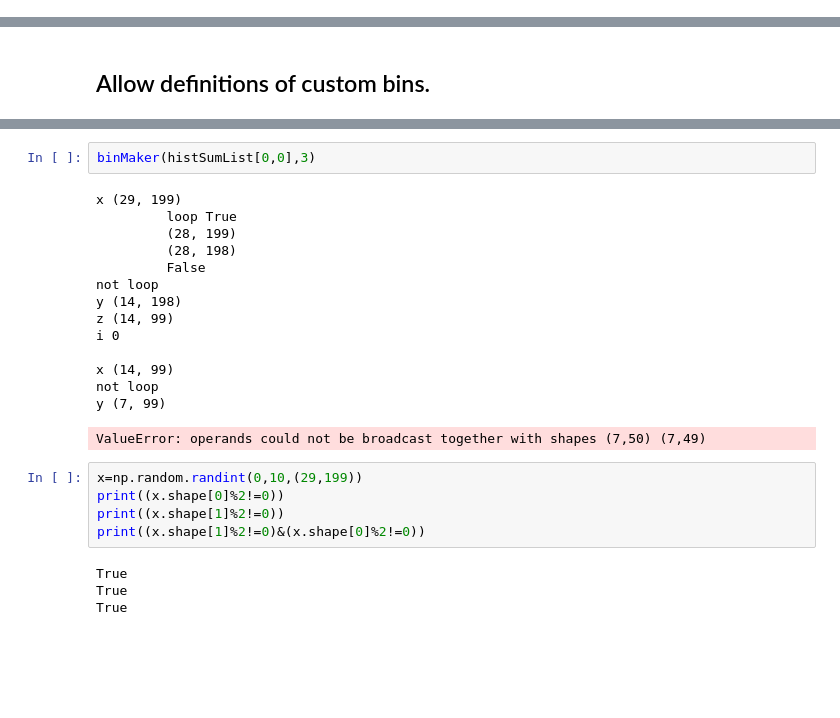
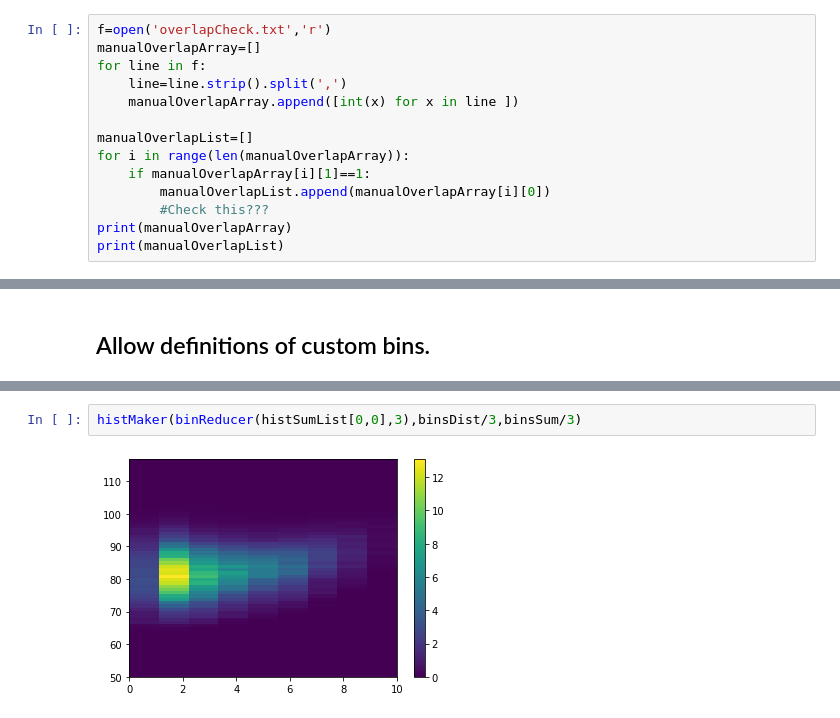
Before and after one commit to ASpraggin/FishTracking, a Jupyter notebook: fishGraphing.ipynb, the cells around one changed output, grey strips where cells are left out. Drawn from its saved outputs; the diff is of its cells as text; blank space fills up the shorter version.

```diff
--- a/fishGraphing.ipynb
+++ b/fishGraphing.ipynb
@@ -254,0 +242,14 @@ def swapMatrix(histList):
+# %%
+f=open('overlapCheck.txt','r')
+manualOverlapArray=[]
+for line in f:
+    line=line.strip().split(',')
+    manualOverlapArray.append([int(x) for x in line ])
+
+manualOverlapList=[]
+for i in range(len(manualOverlapArray)):
+    if manualOverlapArray[i][1]==1:
+        manualOverlapList.append(manualOverlapArray[i][0])
+        #Check this???
+print(manualOverlapArray)
+print(manualOverlapList)
@@ -365,26 +379,4 @@ def binMaker(x,n):
 # %%
-binMaker(histSumList[0,0],3)
+histMaker(binReducer(histSumList[0,0],3),binsDist/3,binsSum/3)
 # %% [output]
-x (29, 199)
-         loop True
-         (28, 199)
-         (28, 198)
-         False
-not loop
-y (14, 198)
-z (14, 99)
-i 0
-
-x (14, 99)
-not loop
-y (7, 99)
-ValueError: operands could not be broadcast together with shapes (7,50) (7,49)
+[figure, added]
-# %%
-x=np.random.randint(0,10,(29,199))
-print((x.shape[0]%2!=0))
-print((x.shape[1]%2!=0))
-print((x.shape[1]%2!=0)&(x.shape[0]%2!=0))
-# %% [output]
-True
-True
-True
```
Also changed, not shown: parts of 36 cells of this notebook, 7 other files.
